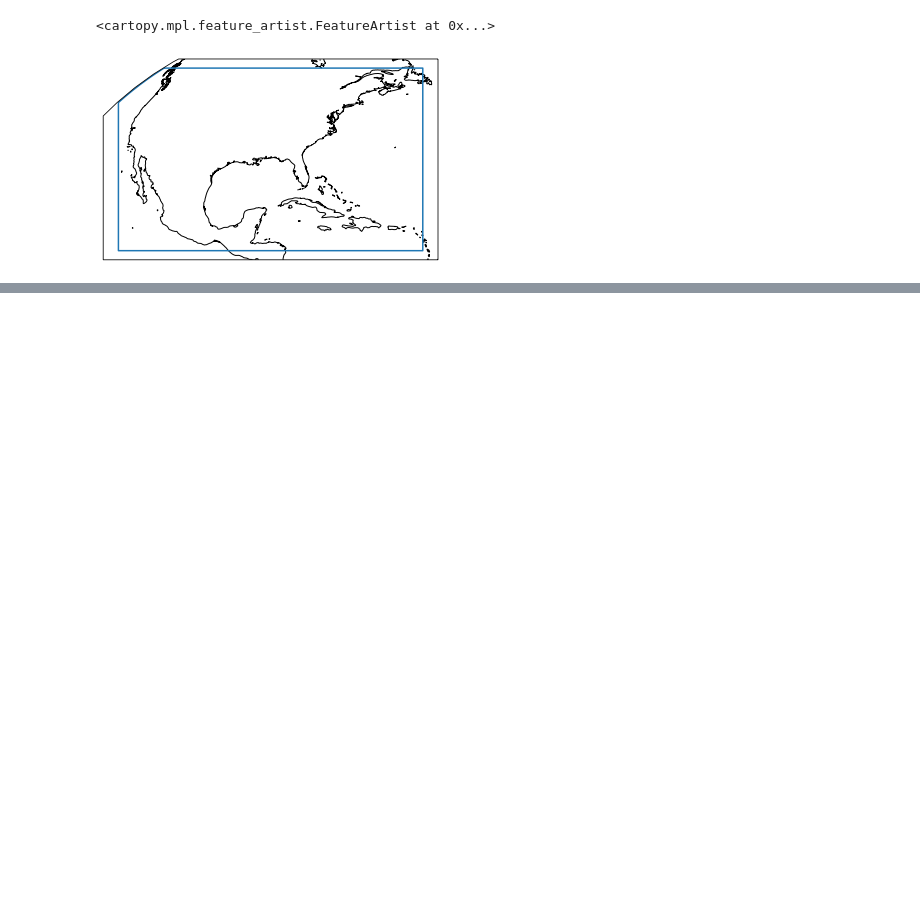
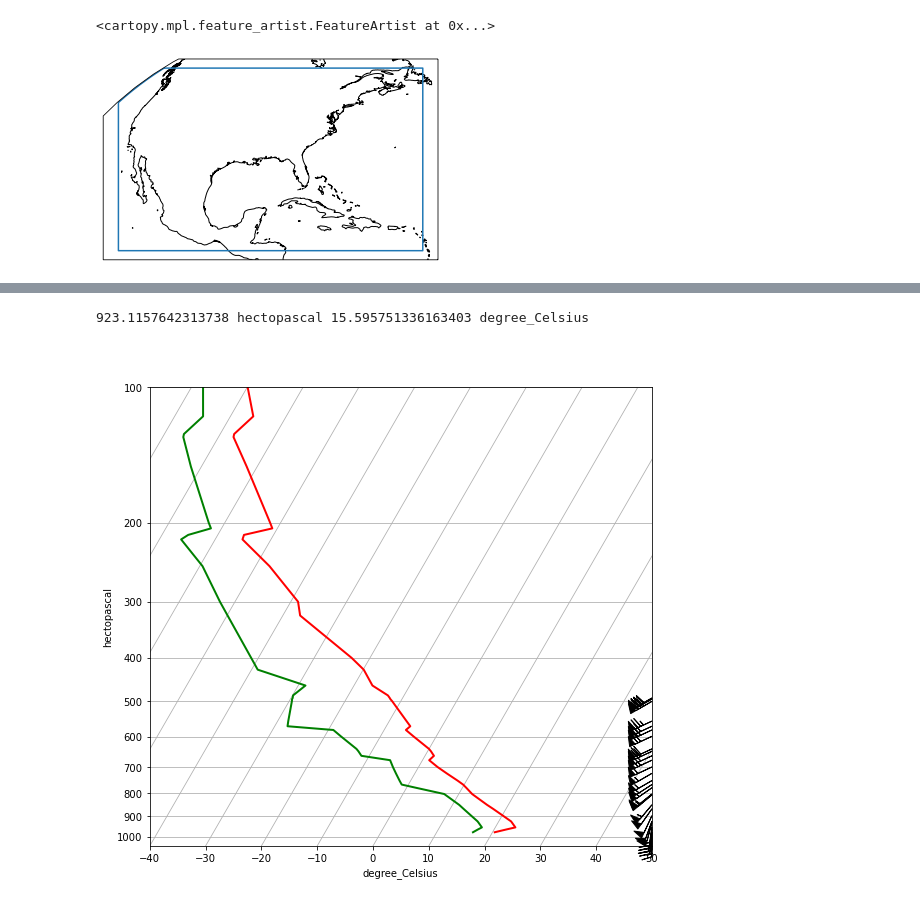
Before and after one commit to ShyftSolutions/exploring-wx-data, a Jupyter notebook: mount/workspace/metpy.ipynb, the cells around one changed output, grey strips where cells are left out. Saved outputs shown, nothing was run; the diff lists cells and outputs as text; code cells hidden in the pictures; blank space fills up the shorter version.

```diff
--- a/mount/workspace/metpy.ipynb
+++ b/mount/workspace/metpy.ipynb
@@ -32,3 +34,21 @@ ax.coastlines()
 # %% [output]
 <cartopy.mpl.feature_artist.FeatureArtist at 0x...>
 [figure]
+# %%
+import matplotlib.pyplot as plt
+from mpl_toolkits.axes_grid1.inset_locator import inset_axes
+import pandas as pd
+
+import metpy.calc as mpcalc
+from metpy.cbook import get_test_data
+from metpy.plots import Hodograph, SkewT
+from metpy.units import units
+
+col_names = ['pressure', 'height', 'temperature', 'dewpoint', 'direction', 'speed']
+
+df = pd.read_fwf(get_test_data('nov11_sounding.txt', as_file_obj=False),
+                 skiprows=5, usecols=[0, 1, 2, 3, 6, 7], names=col_names)
+
+# Drop any rows with all NaN values for T, Td, winds
+df = df.dropna(subset=('temperature', 'dewpoint', 'direction', 'speed'
+                       ), how='all').reset_index(drop=True)
@@ -34,0 +57,35 @@ ax.coastlines()
+# %%
+# We will pull the data out of the example dataset into individual variables and
+# assign units.
+
+p = df['pressure'].values * units.hPa
+T = df['temperature'].values * units.degC
+Td = df['dewpoint'].values * units.degC
+wind_speed = df['speed'].values * units.knots
+wind_dir = df['direction'].values * units.degrees
+u, v = mpcalc.wind_components(wind_speed, wind_dir)
+# %%
+# Calculate the LCL
+lcl_pressure, lcl_temperature = mpcalc.lcl(p[0], T[0], Td[0])
+
+print(lcl_pressure, lcl_temperature)
+
+# Calculate the parcel profile.
+parcel_prof = mpcalc.parcel_profile(p, T[0], Td[0]).to('degC')
+# %% [output]
+923.1157642313738 hectopascal 15.595751336163403 degree_Celsius
+# %%
+# Create a new figure. The dimensions here give a good aspect ratio
+fig = plt.figure(figsize=(9, 9))
+skew = SkewT(fig)
+
+# Plot the data using normal plotting functions, in this case using
+# log scaling in Y, as dictated by the typical meteorological plot
+skew.plot(p, T, 'r', linewidth=2)
+skew.plot(p, Td, 'g', linewidth=2)
+skew.plot_barbs(p, u, v)
+
+# Show the plot
+plt.show()
+# %% [output]
+[figure, added]
```
Also changed, not shown: parts of 6 cells of this notebook, 3 other files.
